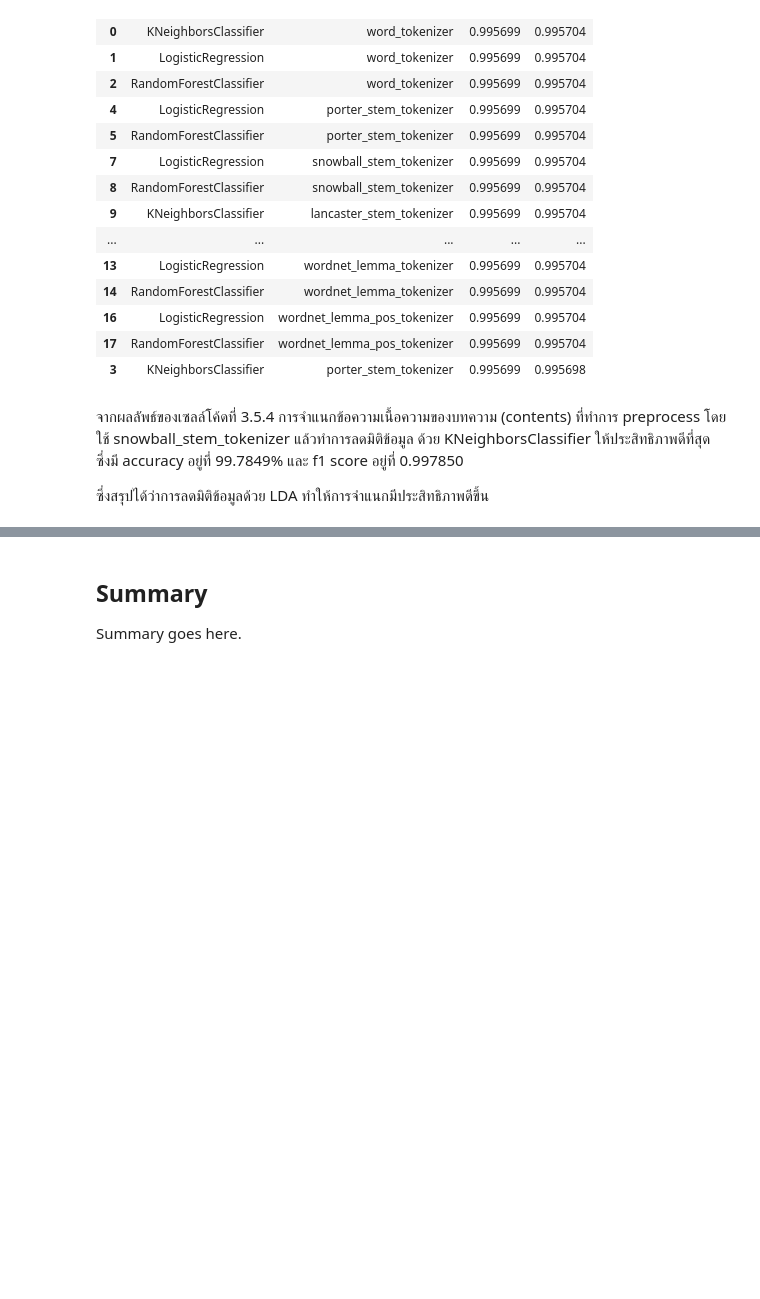
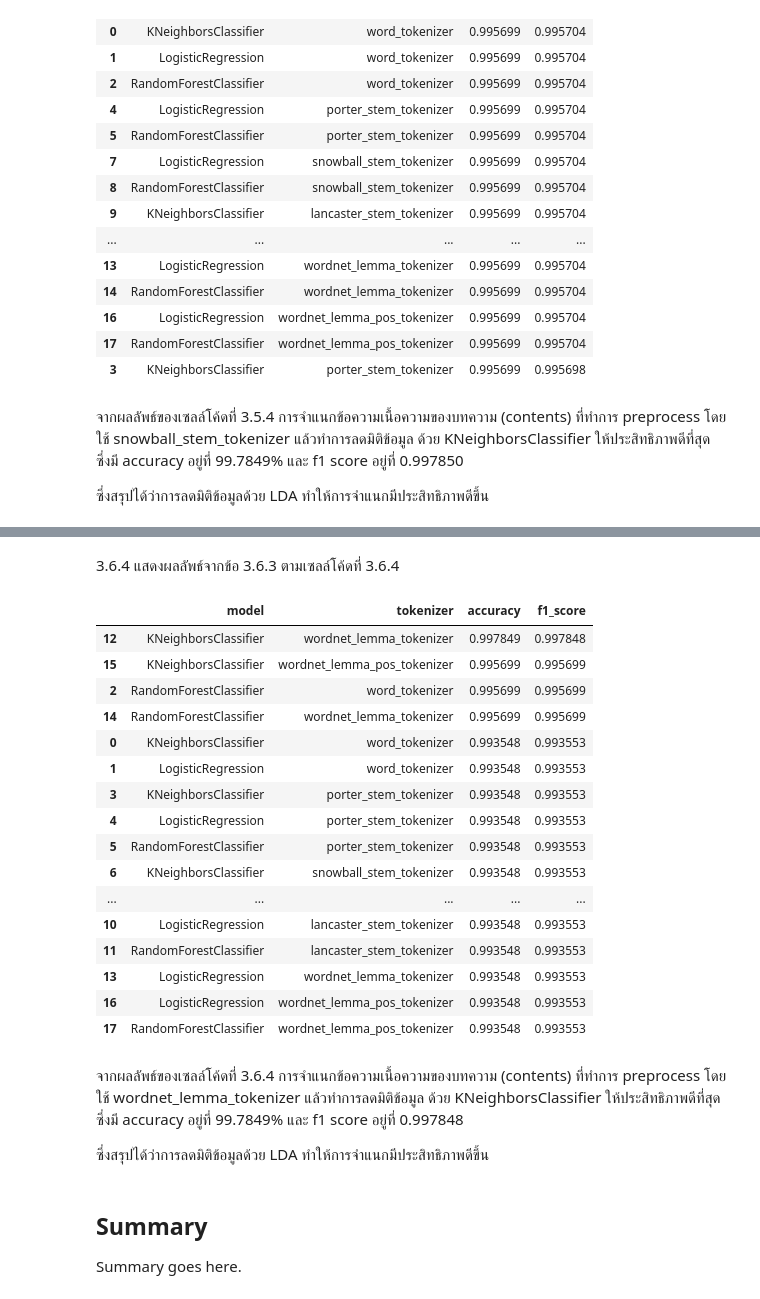
Before and after one commit to tjthanapat/ds4biz-assignment-2, a Jupyter notebook: Task 1 - News Classification/task1.ipynb, the cells around one changed output, grey strips where cells are left out. Saved outputs shown, nothing was run; the diff lists cells and outputs as text; code cells hidden in the pictures; blank space fills up the shorter version.

```diff
--- a/Task 1 - News Classification/task1.ipynb
+++ b/Task 1 - News Classification/task1.ipynb
@@ -1362,0 +1371,9 @@ result_df[['model','tokenizer','accuracy','f1_score']] \
+# %%
+### Code Cell 3.6.1 ###
+
+contents_with_title_X_lda = dict()
+
+for tokenizer_name, X in contents_with_title_X.items():
+  print(f'Transforming data tokenized by {tokenizer_name}')
+  lda = LDA(n_components=2)
+  contents_with_title_X_lda[tokenizer_name] = lda.fit_transform(X, y)
@@ -1362,0 +1389,24 @@ result_df[['model','tokenizer','accuracy','f1_score']] \
+# %%
+### Code Cell 3.6.2 ###
+
+models = [
+    {
+        "model": KNeighborsClassifier(),
+        "params": {"n_neighbors": list(range(3, 16, 2))}
+    },
+    {
+        "model": LogisticRegression(),
+        "params": {
+            "solver": ['newton-cg', 'lbfgs', 'liblinear', 'sag', 'saga'],
+            "C": np.arange(0.1, 1.1, 0.1)
+        }
+    },
+    {
+        "model": RandomForestClassifier(),
+        "params": {
+            "n_estimators": list(range(25, 201, 25)),
+            "min_samples_split": list(range(5, 26, 5)),
+            "random_state": [28]
+        }
+    },
+]
@@ -1363,3 +1475,34 @@ result_df[['model','tokenizer','accuracy','f1_score']] \
+# %% [markdown]
+3.6.4 แสดงผลลัพธ์จากข้อ 3.6.3 ตามเซลล์โค้ดที่ 3.6.4
+# %%
+### Code Cell 3.6.4 ###
+
+result_df = pd.DataFrame(results4)
+
+result_df[['model','tokenizer','accuracy','f1_score']] \
+    .sort_values(by=['accuracy','f1_score'], ascending=False)
+# %% [output]
+|  | model | tokenizer | accuracy | f1_score |
+| 12 | KNeighborsClassifier | wordnet_lemma_tokenizer | 0.997849 | 0.997848 |
+| 15 | KNeighborsClassifier | wordnet_lemma_pos_tokenizer | 0.995699 | 0.995699 |
+| 2 | RandomForestClassifier | word_tokenizer | 0.995699 | 0.995699 |
+| 14 | RandomForestClassifier | wordnet_lemma_tokenizer | 0.995699 | 0.995699 |
+| 0 | KNeighborsClassifier | word_tokenizer | 0.993548 | 0.993553 |
+| 1 | LogisticRegression | word_tokenizer | 0.993548 | 0.993553 |
+| 3 | KNeighborsClassifier | porter_stem_tokenizer | 0.993548 | 0.993553 |
+| 4 | LogisticRegression | porter_stem_tokenizer | 0.993548 | 0.993553 |
+| 5 | RandomForestClassifier | porter_stem_tokenizer | 0.993548 | 0.993553 |
+| 6 | KNeighborsClassifier | snowball_stem_tokenizer | 0.993548 | 0.993553 |
+| ... | ... | ... | ... | ... |
+| 10 | LogisticRegression | lancaster_stem_tokenizer | 0.993548 | 0.993553 |
+| 11 | RandomForestClassifier | lancaster_stem_tokenizer | 0.993548 | 0.993553 |
+| 13 | LogisticRegression | wordnet_lemma_tokenizer | 0.993548 | 0.993553 |
+| 16 | LogisticRegression | wordnet_lemma_pos_tokenizer | 0.993548 | 0.993553 |
+| 17 | RandomForestClassifier | wordnet_lemma_pos_tokenizer | 0.993548 | 0.993553 |
+# %% [markdown]
+จากผลลัพธ์ของเซลล์โค้ดที่ 3.6.4 การจำแนกข้อความเนื้อความของบทความ (contents) ที่ทำการ preprocess โดยใช้ wordnet_lemma_tokenizer แล้วทำการลดมิติข้อมูล ด้วย KNeighborsClassifier ให้ประสิทธิภาพดีที่สุด ซึ่งมี accuracy อยู่ที่ 99.7849% และ f1 score อยู่ที่ 0.997848
+
+ซึ่งสรุปได้ว่าการลดมิติข้อมูลด้วย LDA ทำให้การจำแนกมีประสิทธิภาพดีขึ้น
 # %% [markdown]
 ## Summary
 
```
Also changed, not shown: parts of 9 cells of this notebook.
